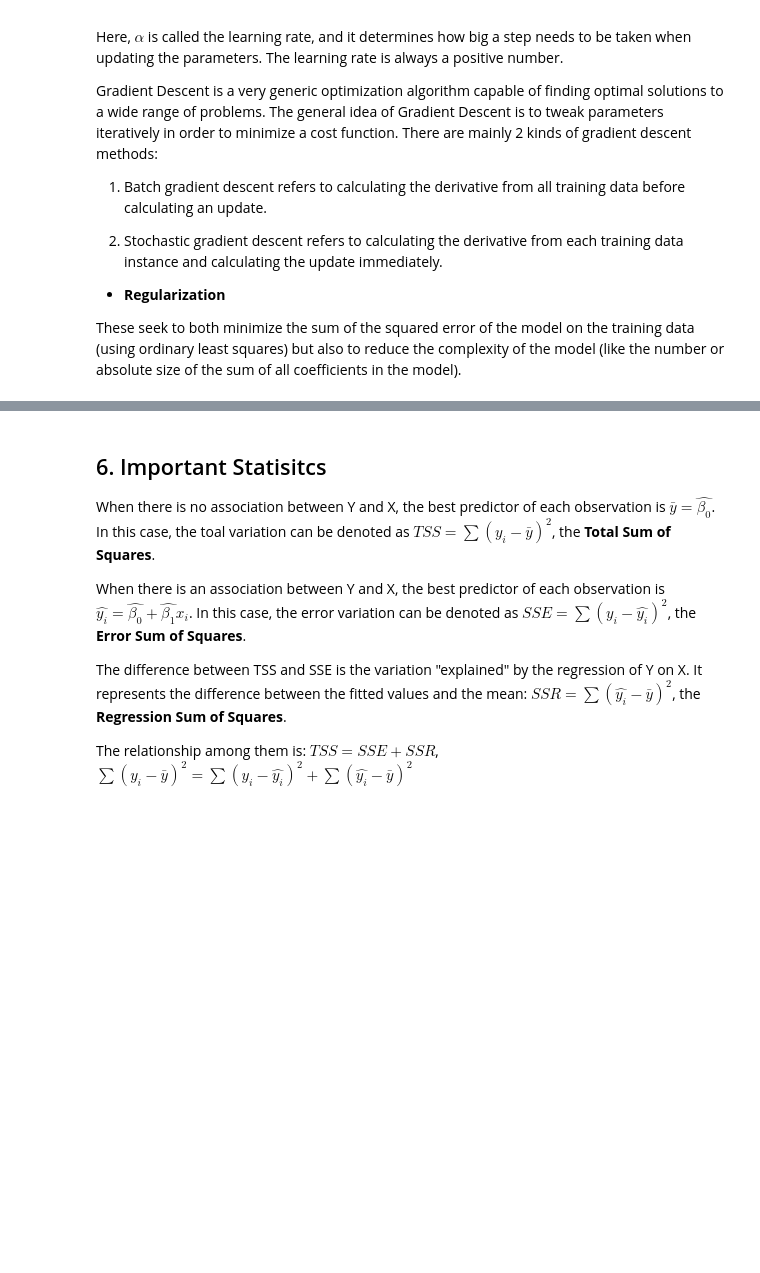
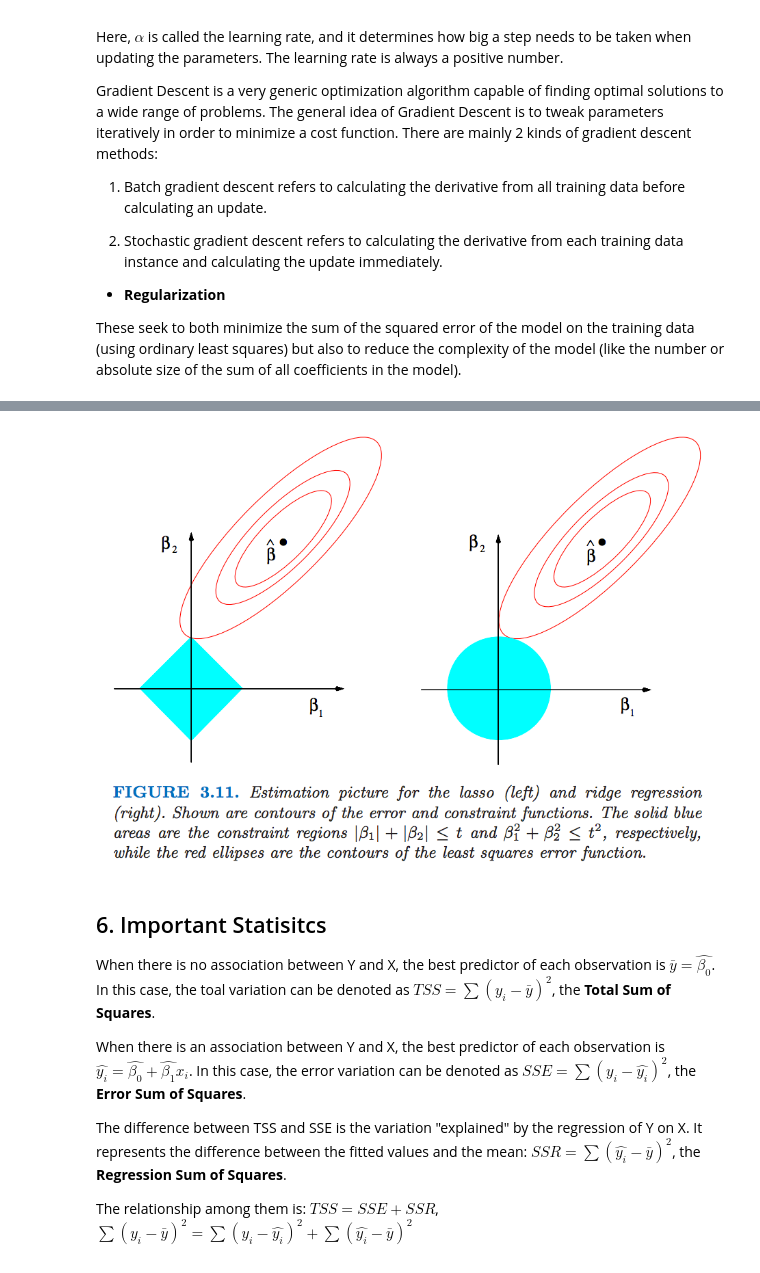
Before and after one commit to XuefeiY/Machine-Learning-Notes, a Jupyter notebook: Linear Regression and Regularization/Linear Regression and Regularization.ipynb, the cells around one changed output, grey strips where cells are left out. Cells and saved outputs as stored; diff of their text form; code cells hidden in the pictures; blank space fills up the shorter version.

```diff
--- a/Linear Regression and Regularization/Linear Regression and Regularization.ipynb
+++ b/Linear Regression and Regularization/Linear Regression and Regularization.ipynb
@@ -167,3 +168,8 @@ The lasso performs L1 shrinkage, so that there are "corners'' in the constraint,
+# %%
+from IPython.display import Image
+Image(filename='Lasso and Ridge.png')
+# %% [output]
+[figure, added]
 # %% [markdown]
 ## 6.  Important Statisitcs
 When there is no association between Y and X, the best predictor of each observation is $\bar{y}=\hat{\beta_0}$. In this case, the toal variation can be denoted as $TSS=\sum(y_i-\bar{y})^2$, the __Total Sum of Squares__.
```
Also changed, not shown: parts of 4 cells of this notebook, 3 other files.
